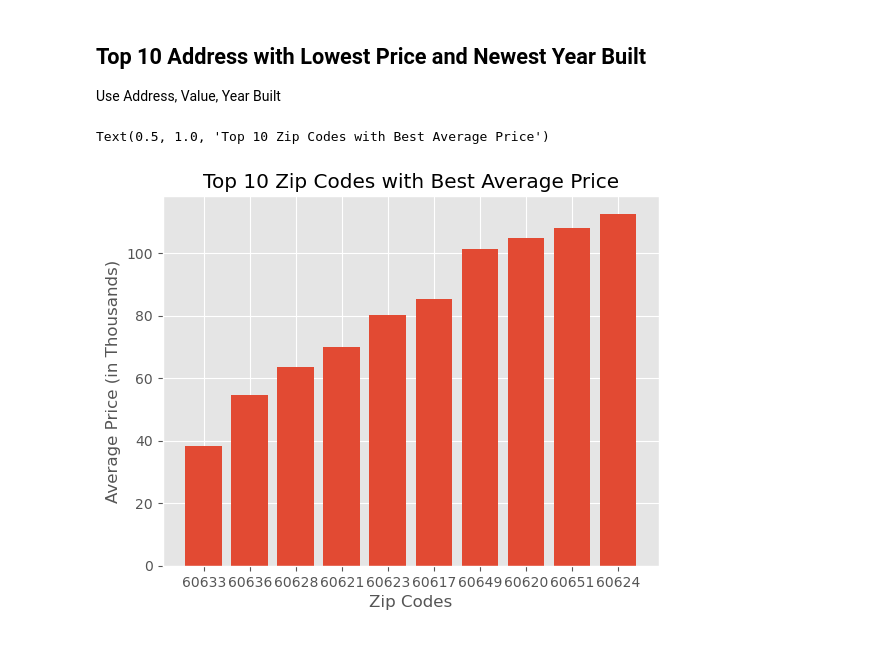
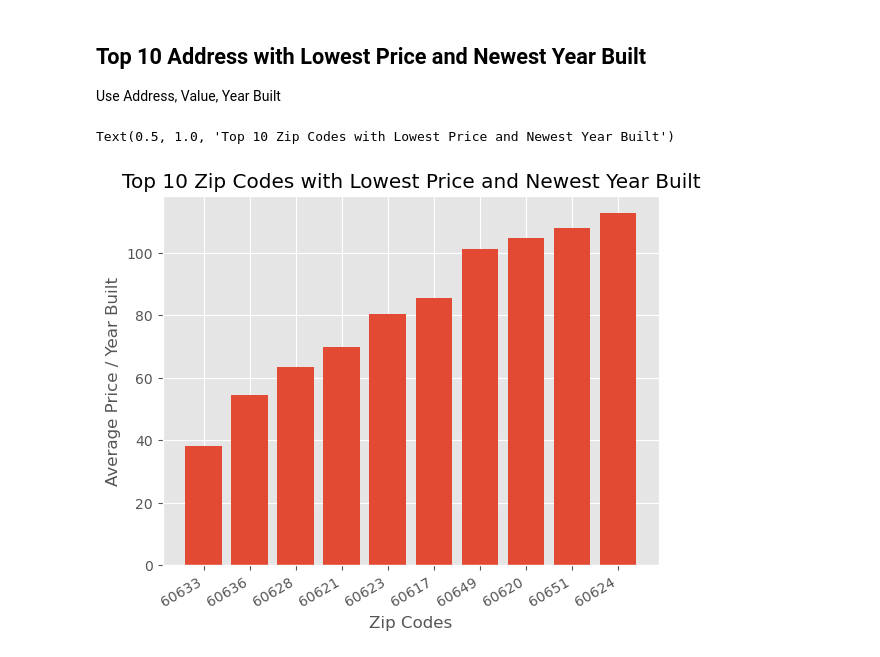
Before and after one commit to TylerLyczak/CS418-FinalProject, a Jupyter notebook: CS418-FinalProject.ipynb, the cells around one changed output. Drawn from its saved outputs; the diff is of its cells as text; code cells hidden in the pictures.

Commit message:
Added 1 more graph

```diff
--- a/CS418-FinalProject.ipynb
+++ b/CS418-FinalProject.ipynb
@@ -258,26 +258,27 @@ Use Address, Value, Year Built
 # %%
 # Grab the columns we need for the analysis
 df_price_year = dfhouses.loc[:, ['Zip Code', 'Value', 'Year Built']]
 
 # Sort by Value ASC and Year Built DESC
 #df_price_year = df_price_year.sort_values(by=['Value', 'Year Built'], ascending=[True, False])
 df_price_year['Value/Year'] = df_price_year.loc[:, 'Value']/df_price_year.loc[:, 'Year Built']
 #df_price_year.head()
 
 # Group by Zip Code
 average_price_year = df_price_year.groupby('Zip Code')['Value/Year'].mean().sort_values(ascending=True)
 
 # Get x and y vals
 x_vals = list(average_price_year.index.values)[:10]
 y_vals = average_price_year.to_list()[:10]
 
 # Plot the bar graph for the top 10
 style.use('ggplot')
 plt.bar(np.arange(len(x_vals)), y_vals, align='center')
 plt.xticks(np.arange(len(x_vals)), x_vals)
 plt.xlabel('Zip Codes')
-plt.ylabel('Average Price / Year Built (in Thousands)')
+plt.ylabel('Average Price / Year Built')
+plt.xticks(rotation=30, ha='right')
 plt.title('Top 10 Zip Codes with Lowest Price and Newest Year Built')
 # %% [output]
-Text(0.5, 1.0, 'Top 10 Zip Codes with Best Average Price')
+Text(0.5, 1.0, 'Top 10 Zip Codes with Lowest Price and Newest Year Built')
-[figure, old version]
+[figure, new version]
```
Also changed, not shown: parts of 4 cells of this notebook.
